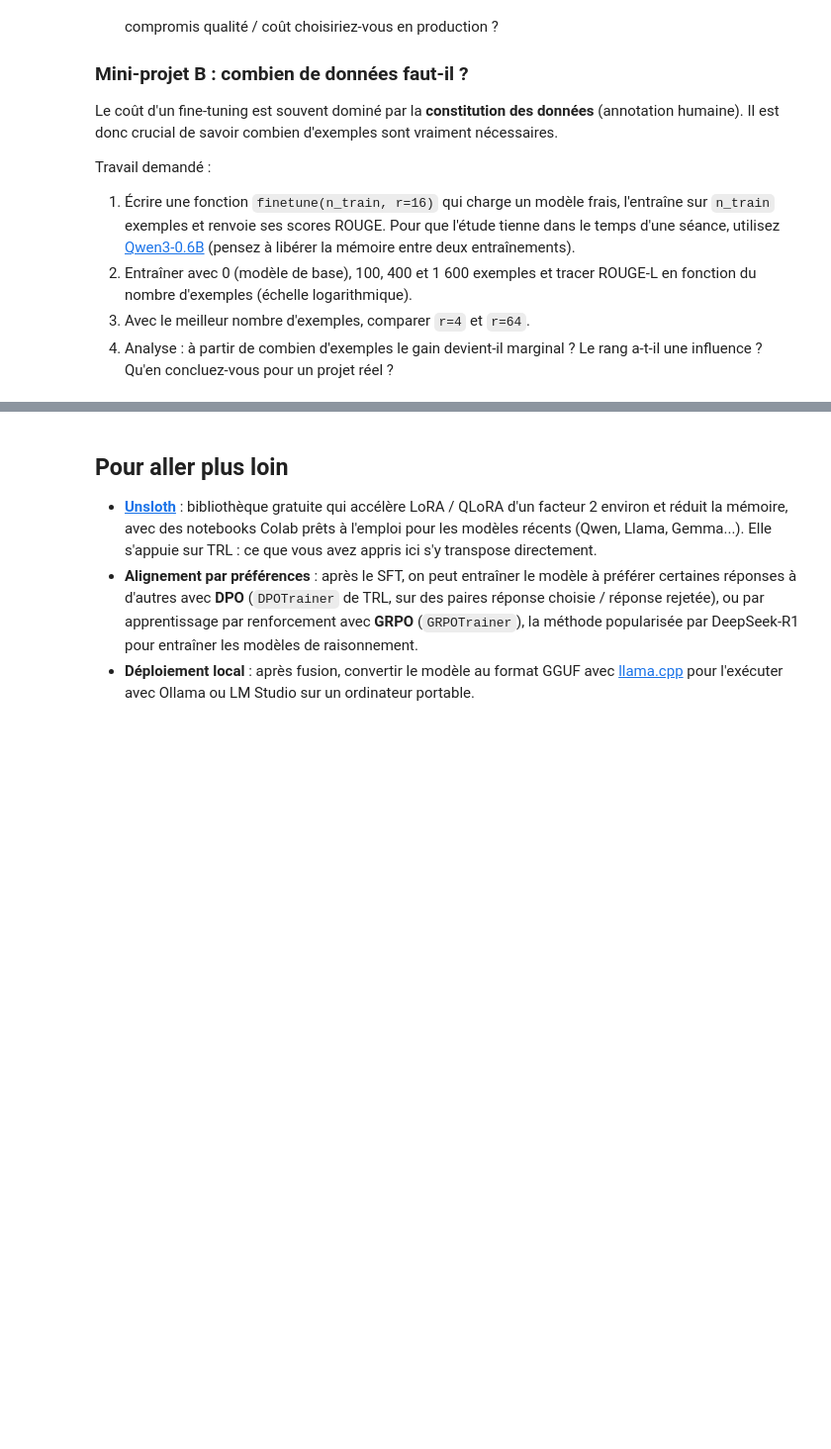
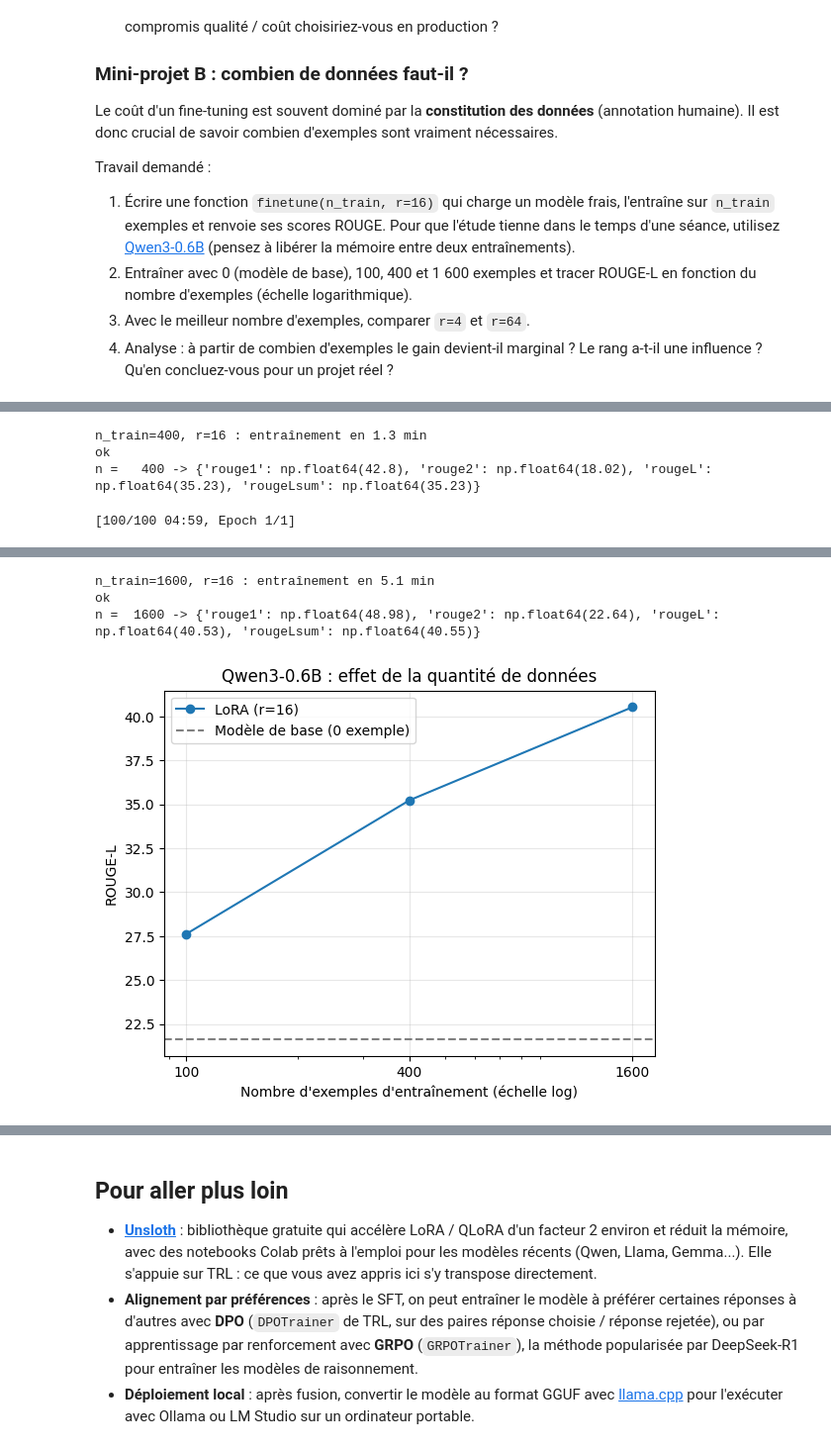
Before and after one commit to pierrebg18/tp-fine-tuning-student-version, a Jupyter notebook: tp-fine-tuning.ipynb, the cells around one changed output, grey strips where cells are left out. Shown at 99% size. Drawn from its saved outputs; the diff is of its cells as text; code cells hidden in the pictures; blank space fills up the shorter version.

```diff
--- a/tp-fine-tuning.ipynb
+++ b/tp-fine-tuning.ipynb
@@ -1059,0 +1091,72 @@ Travail demandé :
+# %%
+from peft import LoraConfig, get_peft_model
+from trl import SFTConfig, SFTTrainer
+
+
+def finetune(n_train, r=16, model_name="Qwen/Qwen3-0.6B"):
+    """Charge un modèle frais, l'entraîne sur n_train exemples (0 = pas d'entraînement) et renvoie ses scores ROUGE."""
+    set_seed(42)
+    model = AutoModelForCausalLM.from_pretrained(model_name, dtype=DTYPE, device_map="cuda")
+    eval_model = model
+    trainer = None
+
+    if n_train > 0:
+        lora_config = LoraConfig(r=r, lora_alpha=2 * r, lora_dropout=0.05,
+                                 target_modules="all-linear", task_type="CAUSAL_LM")
+        eval_model = get_peft_model(model, lora_config)
+        sft_config = SFTConfig(
+            output_dir=f"qwen3-0.6b-lora-{n_train}-r{r}", # le model demandé
+            per_device_train_batch_size=4,
+            gradient_accumulation_steps=4,
+            num_train_epochs=1,
+            learning_rate=2e-4,
+            lr_scheduler_type="cosine",
+            warmup_steps=0.05,
+            max_length=MAX_LENGTH,
+            gradient_checkpointing=True,
+            fp16=not USE_BF16,
+            bf16=USE_BF16,
+            logging_steps=10,
+            eval_strategy="no",      # pour gagner du temps
+            save_strategy="no",
+            report_to="none",
+            seed=42,
+        )
+        trainer = SFTTrainer(model=eval_model, args=sft_config,
+                             train_dataset=prepare("train", n_train),
+                             processing_class=tokenizer)
+        start = time.time()
+        trainer.train()
+        print(f"n_train={n_train}, r={r} : entraînement en {(time.time() - start) / 60:.1f} min")
+
+    summaries = summarize(eval_model, eval_dialogues)
+    scores = rouge_scores(summaries, eval_references)
+
+    # Libérer la mémoire avant l'entraînement suivant
+    del trainer, eval_model, model
+    free_memory()
+    return scores
+
+
+# Étude : 0 (modèle de base), 100, 400 et 1 600 exemples
+N_LIST = [0, 100, 400, 1600]
+results = {}
+for n in N_LIST:
+    results[n] = finetune(n) # on appelle l'apprentisage pour 0 100 400 1600
+    print(f"n = {n:5d} -> {results[n]}\n")
+
+# Graphique ROUGE-L en fonction du nombre d'exemples (échelle log)
+xs = [n for n in N_LIST if n > 0]
+ys = [results[n]["rougeL"] for n in xs]
+
+plt.plot(xs, ys, marker="o", label="LoRA (r=16)")
+plt.axhline(results[0]["rougeL"], color="gray", linestyle="--", label="Modèle de base (0 exemple)")
+plt.xscale("log")
+plt.xticks(xs, [str(n) for n in xs])
+plt.xlabel("Nombre d'exemples d'entraînement (échelle log)")
+plt.ylabel("ROUGE-L")
+plt.title("Qwen3-0.6B : effet de la quantité de données")
+plt.legend()
+plt.grid(alpha=0.3)
+plt.show()
+# %% [output]
@@ -1059,0 +1175,4 @@ Travail demandé :
+n_train=400, r=16 : entraînement en 1.3 min
+ok
+n =   400 -> {'rouge1': np.float64(42.8), 'rouge2': np.float64(18.02), 'rougeL': np.float64(35.23), 'rougeLsum': np.float64(35.23)}
+[100/100 04:59, Epoch 1/1]
@@ -1059,0 +1190,4 @@ Travail demandé :
+n_train=1600, r=16 : entraînement en 5.1 min
+ok
+n =  1600 -> {'rouge1': np.float64(48.98), 'rouge2': np.float64(22.64), 'rougeL': np.float64(40.53), 'rougeLsum': np.float64(40.55)}
+[figure, added]
```
Also changed, not shown: parts of 12 cells of this notebook.
